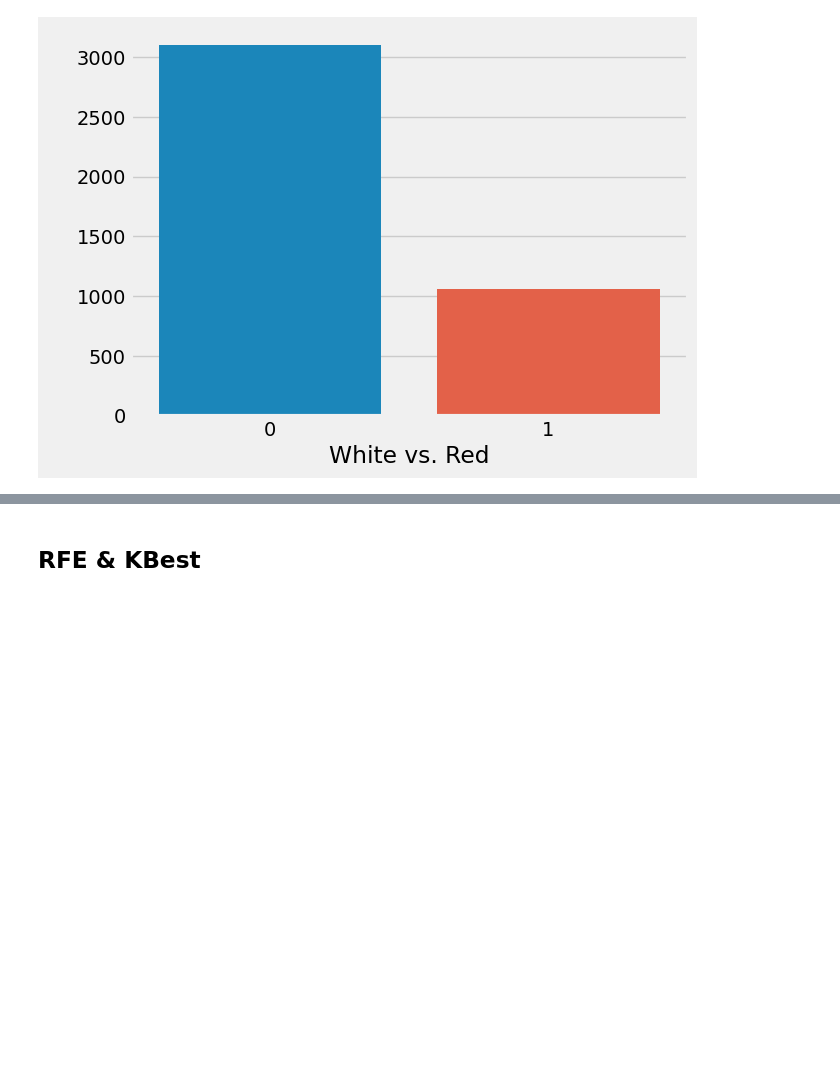
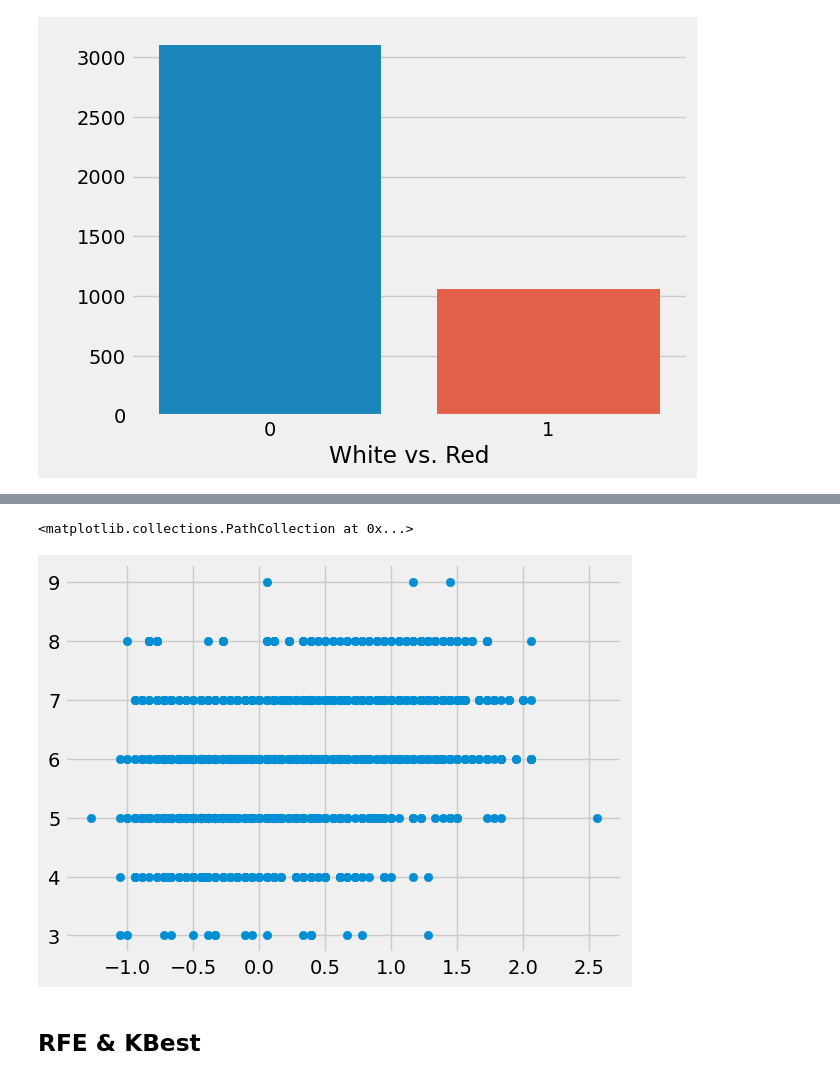
Before and after one commit to jeremiah-toribio/wine-clusters, a Jupyter notebook: jer_workbook.ipynb, the cells around one changed output, grey strips where cells are left out. Saved outputs shown, nothing was run; the diff lists cells and outputs as text; code cells hidden in the pictures; blank space fills up the shorter version.

```diff
--- a/jer_workbook.ipynb
+++ b/jer_workbook.ipynb
@@ -289,3 +297,8 @@ sns.jointplot(data=x_train_scaled, x ='chlorides', y='sulphates',hue='cluster_ch
+# %%
+plt.scatter(x=x_train_scaled['alcohol'],y=train['quality'])#,hue=train['cluster_1'])
+# %% [output]
+<matplotlib.collections.PathCollection at 0x...>
+[figure, added]
 # %% [markdown]
 ## RFE & KBest
 # %%
```
Also changed, not shown: parts of 16 cells of this notebook.
